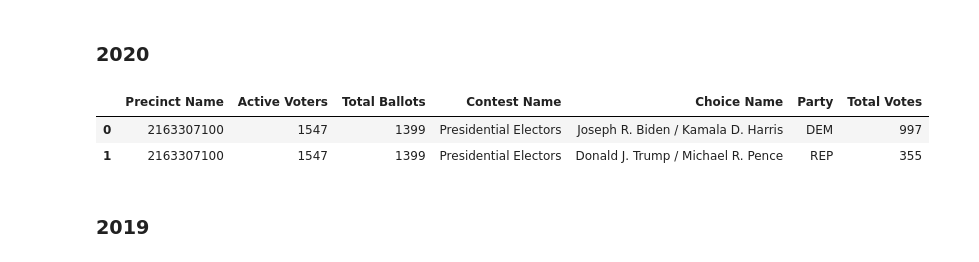
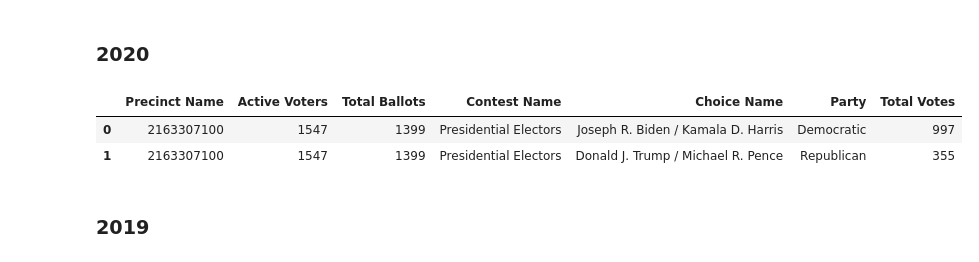
Before and after one commit to BoulderPublicData/Election-Results, a Jupyter notebook: Cleaning.ipynb, the cells around one changed output. Drawn from its saved outputs; the diff is of its cells as text; code cells hidden in the pictures.

```diff
--- a/Cleaning.ipynb
+++ b/Cleaning.ipynb
@@ -54,3 +54,30 @@ common_cols = ['Precinct Name','Active Voters','Total Ballots','Contest Name','C
+# %%
+party_map = {
+    'ACN':'Constitution',
+    'DEM':'Democratic',
+    'GRN':'Green',
+    'IND':'Independent',
+    'LBR':'Libertarian',
+    'REP':'Republican',
+    'UAF':'Unaffiliated',
+    'NP':'No Party',
+    'UNI':'Unity',
+    'APV':'Approval',
+    'CTR':'Center'
+}
+# %%
+choice_name_map = {
+    'NO/AGAINST':'No',
+    'YES/FOR':'Yes',
+    'NO':'No',
+    'YES':'Yes',
+    'Against the Measure':'No',
+    'For the Measure':'Yes',
+    'AGAINST THE MEASURE':'No',
+    'FOR THE MEASURE':'Yes',
+    'No/Against':'No',
+    'Yes/For':'Yes',
+}
 # %% [markdown]
 ### 2022
 # %%
@@ -128,34 +164,37 @@ sov21_df.head(2)
 # %%
 sov20_df = pd.read_excel(
     boco_original_path + '2020-general-sov.xlsx',
     dtype={'Precinct Name':str}
 )
 
 sov20_df = sov20_df.rename(
     columns = {
         'Active\nVoters':'Active Voters'
     }
 )
 
-sov20_df['Fraction'] = sov20_df['Total Votes']/sov20_df['Total Ballots']
-sov20_df['Turnout'] = sov20_df['Total Votes']/sov20_df['Active Voters']
-
 # Subset to common columns
 sov20_df = sov20_df.reindex(columns=common_cols)
+
+# Cast choices to consistent names
+sov20_df.replace({'Choice Name':choice_name_map},inplace=True)
+
+# Map party abbreviations to fuller name
+sov20_df['Party'] = sov20_df['Party'].map(party_map)
 
 # Write common columns to disk
 sov20_df.to_csv(
     boco_cleaned_path + '2020-general-sov.csv',
     index = False,
     encoding='utf8'
 )
 
 # Inspect
 sov20_df.head(2)
 # %% [output]
 |  | Precinct Name | Active Voters | Total Ballots | Contest Name | Choice Name | Party | Total Votes |
-| 0 | 2163307100 | 1547 | 1399 | Presidential Electors | Joseph R. Biden / Kamala D. Harris | DEM | 997 |
-| 1 | 2163307100 | 1547 | 1399 | Presidential Electors | Donald J. Trump / Michael R. Pence | REP | 355 |
+| 0 | 2163307100 | 1547 | 1399 | Presidential Electors | Joseph R. Biden / Kamala D. Harris | Democratic | 997 |
+| 1 | 2163307100 | 1547 | 1399 | Presidential Electors | Donald J. Trump / Michael R. Pence | Republican | 355 |
 # %% [markdown]
 ### 2019
 # %%
```
Also changed, not shown: parts of 84 cells of this notebook, 15 other files.
